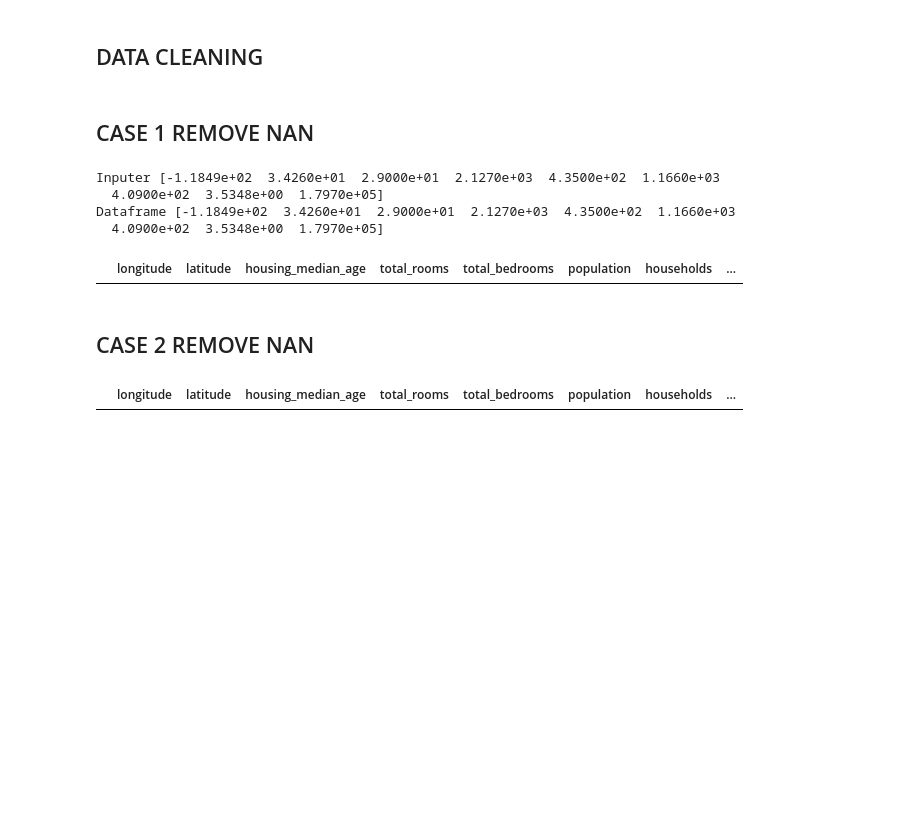
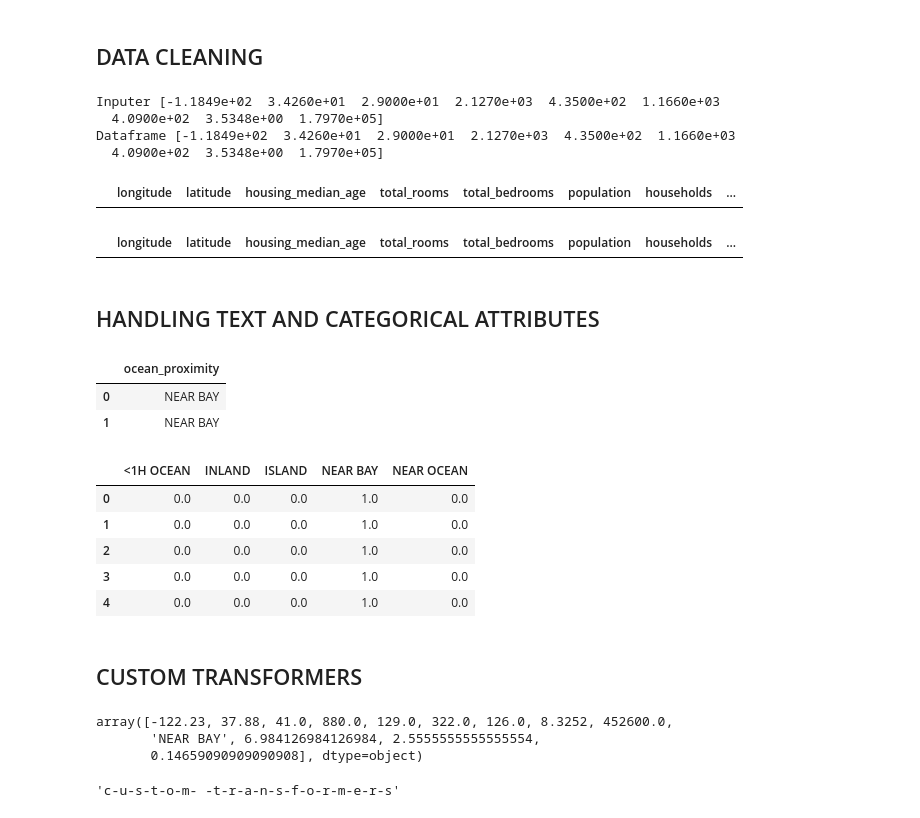
Before and after one commit to DiaDeMuertos/JupiterBase, a Jupyter notebook: Hands-on Machine Learning/Chapter #02.ipynb, the cells around one changed output. Cells and saved outputs as stored; diff of their text form; code cells hidden in the pictures; blank space fills up the shorter version.

```diff
--- a/Hands-on Machine Learning/Chapter #02.ipynb
+++ b/Hands-on Machine Learning/Chapter #02.ipynb
@@ -286,6 +287,4 @@ df.drop("total_bedrooms", axis=1) #case 2
 
 median = df["total_bedrooms"].median()
 df["total_bedrooms"].copy().fillna(median,inplace=True)  #case 3
-# %% [markdown]
-## CASE 1 REMOVE NAN
 # %%
@@ -309,6 +308,4 @@ Inputer [-1.1849e+02  3.4260e+01  2.9000e+01  2.1270e+03  4.3500e+02  1.1660e+03
 Dataframe [-1.1849e+02  3.4260e+01  2.9000e+01  2.1270e+03  4.3500e+02  1.1660e+03
   4.0900e+02  3.5348e+00  1.7970e+05]
 |  | longitude | latitude | housing_median_age | total_rooms | total_bedrooms | population | households | ... |
-# %% [markdown]
-## CASE 2 REMOVE NAN
 # %%
@@ -322,3 +320,69 @@ temp_df = pd.DataFrame(temp_imputer, columns=temp_df.columns)
 temp_df[temp_df["total_bedrooms"].isnull()]
 # %% [output]
 |  | longitude | latitude | housing_median_age | total_rooms | total_bedrooms | population | households | ... |
+# %% [markdown]
+## HANDLING TEXT AND CATEGORICAL ATTRIBUTES
+# %%
+ocean_proximity = df[["ocean_proximity"]].copy()
+ocean_proximity.head(2)
+# %% [output]
+|  | ocean_proximity |
+| 0 | NEAR BAY |
+| 1 | NEAR BAY |
+# %%
+# for this case the order no matters, in other case is necesaty to add some weight
+
+one_hot_encoder = OneHotEncoder()
+ocean_proximity_one_hot_encoder = one_hot_encoder.fit_transform(ocean_proximity)
+
+columns = one_hot_encoder.categories_
+data = ocean_proximity_one_hot_encoder.toarray()
+
+hot_one = pd.DataFrame(data=data, columns=columns)
+
+hot_one.head(5)
+# %% [output]
+|  | <1H OCEAN | INLAND | ISLAND | NEAR BAY | NEAR OCEAN |
+| 0 | 0.0 | 0.0 | 0.0 | 1.0 | 0.0 |
+| 1 | 0.0 | 0.0 | 0.0 | 1.0 | 0.0 |
+| 2 | 0.0 | 0.0 | 0.0 | 1.0 | 0.0 |
+| 3 | 0.0 | 0.0 | 0.0 | 1.0 | 0.0 |
+| 4 | 0.0 | 0.0 | 0.0 | 1.0 | 0.0 |
+# %% [markdown]
+## CUSTOM TRANSFORMERS
+# %%
+from sklearn.base import BaseEstimator, TransformerMixin
+
+
+rooms_ix, bedrooms_ix, population_ix, households_ix = 3, 4, 5, 6
+
+class CombinedAttributesAdder(BaseEstimator, TransformerMixin):
+    def __init__(self, add_bedrooms_per_room = True): # no *args or **kargs
+        self.add_bedrooms_per_room = add_bedrooms_per_room
+
+    def fit(self, X, y=None):
+        return self # nothing else to do
+
+    def transform(self, X, y=None):
+        rooms_per_household = X[:, rooms_ix] / X[:, households_ix]
+        population_per_household = X[:, population_ix] / X[:, households_ix]
+        if self.add_bedrooms_per_room:
+            bedrooms_per_room = X[:, bedrooms_ix] / X[:, rooms_ix]
+            return np.c_[X, rooms_per_household, population_per_household,bedrooms_per_room]
+        else:
+            return np.c_[X, rooms_per_household, population_per_household]
+
+attr_adder = CombinedAttributesAdder(add_bedrooms_per_room=True)
+
+temp_values = attr_adder.fit_transform(df.values)
+
+temp_values[0,:]  #add extra colums data
+# %% [output]
+array([-122.23, 37.88, 41.0, 880.0, 129.0, 322.0, 126.0, 8.3252, 452600.0,
+       'NEAR BAY', 6.984126984126984, 2.5555555555555554,
+       0.14659090909090908], dtype=object)
+# %%
+t = "CUSTOM TRANSFORMERS"
+'-'.join(t.lower().sp)
+# %% [output]
+'c-u-s-t-o-m- -t-r-a-n-s-f-o-r-m-e-r-s'
```
Also changed, not shown: parts of 3 cells of this notebook.
